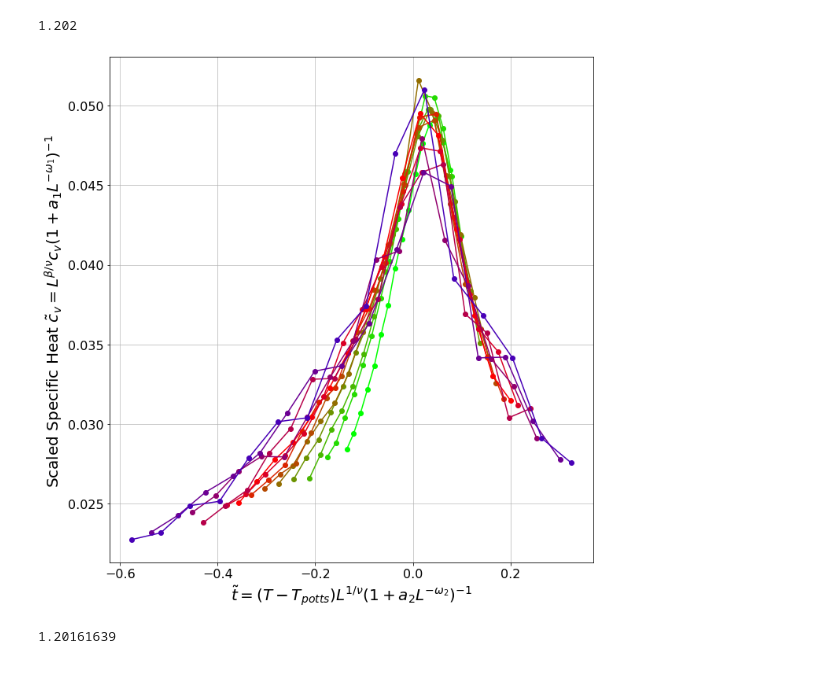
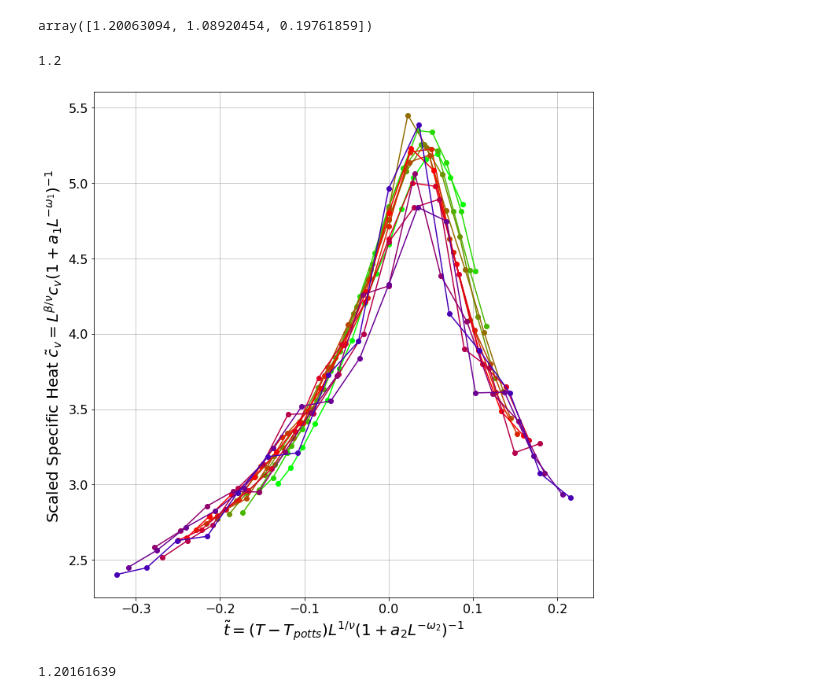
Before and after one commit to Orth-Research/Potts-XY, a Jupyter notebook: Scaling_Potts.ipynb, the cells around one changed output. Saved outputs shown, nothing was run; the diff lists cells and outputs as text; code cells hidden in the pictures.

Commit message:
Scaling_v2 and new phase diagram for you

```diff
--- a/Scaling_Potts.ipynb
+++ b/Scaling_Potts.ipynb
@@ -100,13 +102,16 @@ for i in range(len(N_list)):
 a_arr = np.array(a_arr)
 da_arr = np.array(da_arr)
 
-#init_guess = [1.2, 5/6, 1/3]
-init_guess = [1.2, 5/6, 0.3, 0.1, 0.1]
+init_guess = [1.2, 5/6, 1/3]
+#init_guess = [1.2, 5/6, 0.3, 0.1, 0.1]
 #init_guess = [1.2, 5/6, 1/3, 0.1, 0.1, 0.1, 0.1]
+#init_guess = [0.1, 0.1, 0.1, 0.1]
 
-#noisy_ret = autoscale(ls, rhos, a_arr, da_arr, *init_guess)
+
+noisy_ret = autoscale(ls, rhos, a_arr, da_arr, *init_guess)
 #noisy_ret = autoscale2(ls, rhos, a_arr, da_arr, *init_guess)
 #noisy_ret = autoscale3(ls, rhos, a_arr, da_arr, *init_guess)
+#noisy_ret = autoscale4(ls, rhos, a_arr, da_arr, *init_guess)
 
 if 0:
     print('values: Tc, nu, zeta, omega, a')
@@ -114,19 +119,26 @@ if 0:
     print('errors')
     print(noisy_ret['errors'])
 
-#noisy_auto_scaled_data =scaledata(ls, rhos, a_arr, da_arr, *noisy_ret['x'])
+noisy_auto_scaled_data =scaledata(ls, rhos, a_arr, da_arr, *noisy_ret['x'])
 #noisy_auto_scaled_data =scaledata2(ls, rhos, a_arr, da_arr, *noisy_ret['x'])
 #noisy_auto_scaled_data =scaledata3(ls, rhos, a_arr, da_arr, *noisy_ret['x'])
+#noisy_auto_scaled_data =scaledata4(ls, rhos, a_arr, da_arr, *noisy_ret['x'])
 
 
 ######
 #create the fit with the following values
 ######
-testV = [ 1.202,  1.66,  0.66,  0.29,  128.0,  0.08, 1.59];
-noisy_auto_scaled_data =scaledata3(ls, rhos, a_arr, da_arr, *testV)
+#testV = [ 1.202,  1.66,  0.66,  0.29,  128.0,  0.08, 1.59];
+#noisy_auto_scaled_data =scaledata3(ls, rhos, a_arr, da_arr, *testV)
-# %% [output]
-1.202
+# %%
+noisy_ret['x']
+# %% [output]
+array([1.20063094, 1.08920454, 0.19761859])
 # %%
+testV = [ 1.20,  2.5,  0.33,  0.15, 0.23, 0.0, 0.0];
+
+noisy_auto_scaled_data =scaledata3(ls, rhos, a_arr, da_arr, *testV)
+
 if True:
 
     #fig, ax = plt.subplots(1,figsize=(15,10))
@@ -140,34 +152,35 @@ if True:
         #noisy_auto_scaled_data =scaledata2(ls, rhos, a_arr, da_arr, *testV)
         y_val = (noisy_auto_scaled_data.y.T)[:,i]
         x_val = (noisy_auto_scaled_data.x.T)[:,i]
 
         #new_dat = scaledata2(ls, rhos, a_arr, da_arr, *[1.203, 5/6, 1/3, 0.05, 0.05])
         #y_val = (new_dat.y.T)[:,i]
         #x_val = (new_dat.x.T)[:,i]
         ax.plot(x_val, y_val, marker ='o', linestyle = '-', color=colors_size[i])
 
     #ax.set_xlabel(r"$\tilde{t} = (T - T_{potts})L^{1/\nu} (1 + a_2 L^{-\omega_2})^{-1}$", fontsize=20);
     #ax.set_ylabel(r'Scaled Specific Heat $\tilde{c}_{v} = L^{\beta/\nu} c_{v} (1 + a_1 L^{-\omega_1})^{-1}$ ', fontsize=20);
     ax.set_xlabel(r"$\tilde{t} = (T - T_{potts})L^{1/\nu} (1 + a_2 L^{-\omega_2})^{-1}$", fontsize=20);
     ax.set_ylabel(r'Scaled Specific Heat $\tilde{c}_{v} = L^{\beta/\nu} c_{v} (1 + a_1 L^{-\omega_1})^{-1}$ ', fontsize=20);
 
 
     #do the legend and append at the end
     patches_lg = []
     for i in range(len(N_list)):
         patches_lg.append(patches.Patch(color=colors_size[i], label='L='+str(int(N_list[i]))))
     #ax.legend(handles=patches_lg, loc='upper right', bbox_to_anchor=(0.98,0.95), ncol=1,fontsize = 20)
     ax.grid(which='major', axis='both', linestyle='-', alpha = 0.8)
     ax.grid(which='minor', axis='both', linestyle='-', alpha = 0.3)
     ax.tick_params(axis='both', which='major', labelsize=16)
 
 
     fig.tight_layout()
 
     plt.savefig('./scaledCV.png', format='png', dpi = 100, bbox_inches='tight')
     plt.show()
 # %% [output]
+1.2
-[figure, old version]
+[figure, new version]
 # %%
 ### scaling of magnetization
 ###
```
Also changed, not shown: parts of 5 cells of this notebook, 5 other files.
